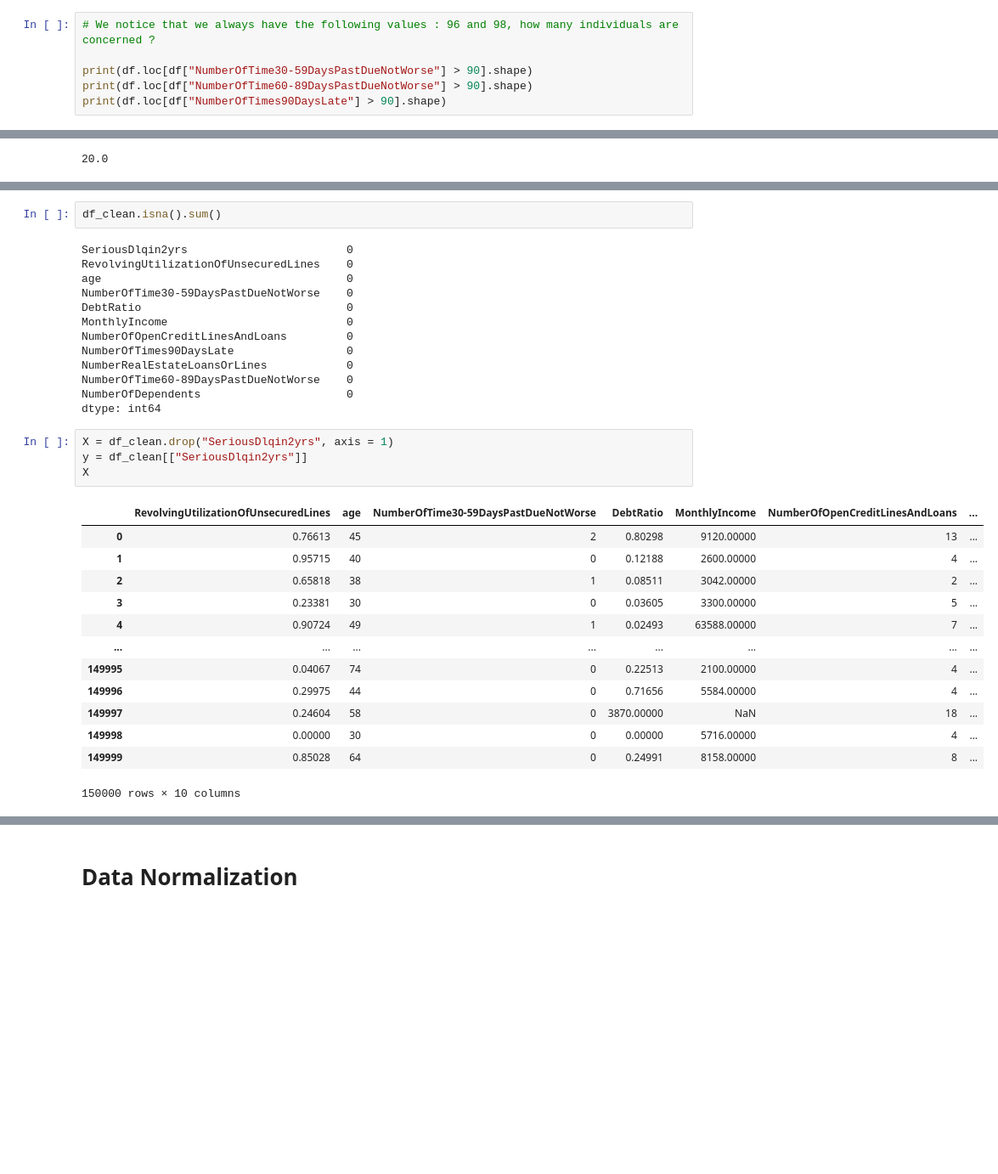
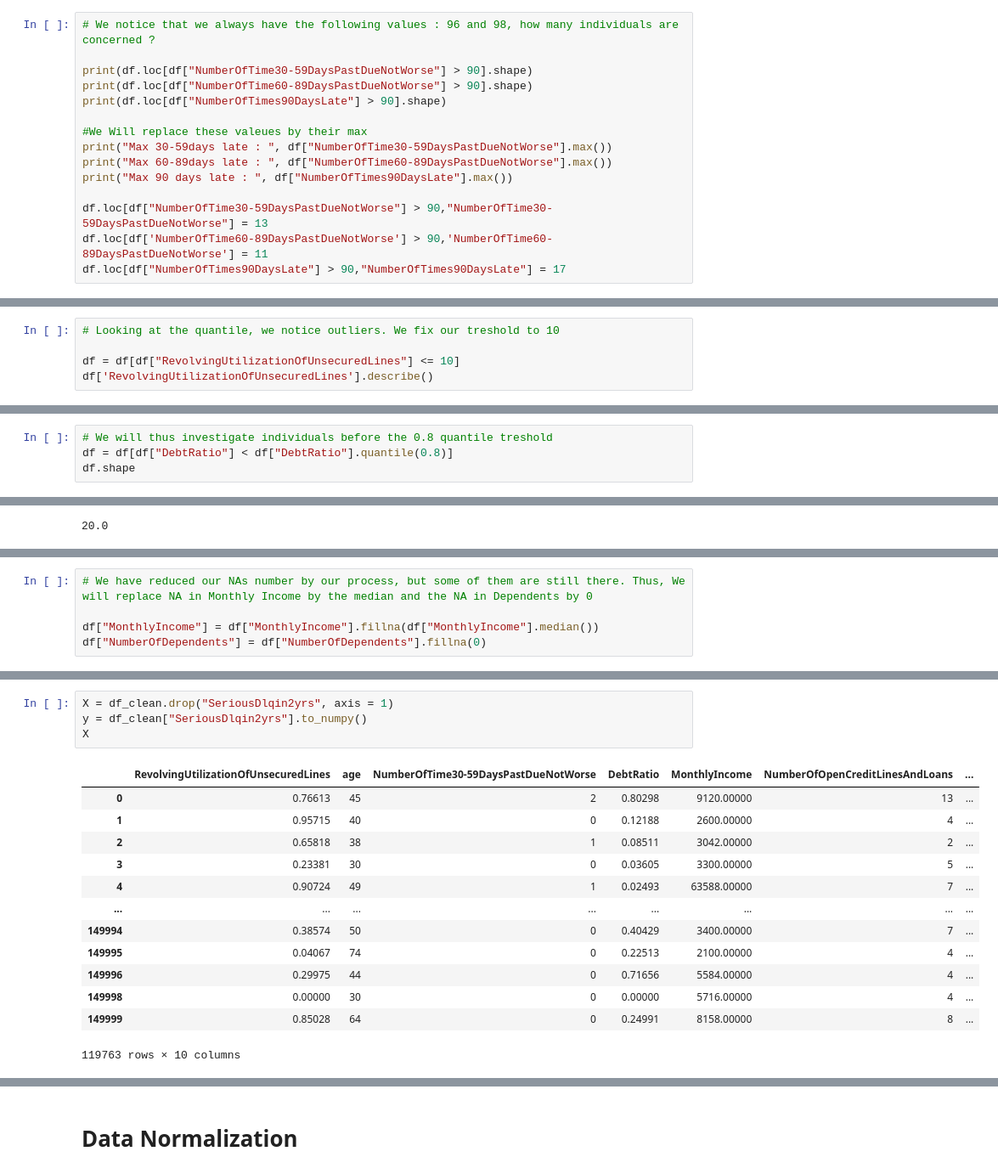
Before and after one commit to AlexisReve/Credit_Risk_ASSAS_2023, a Jupyter notebook: analysis_ML.ipynb, the cells around one changed output, grey strips where cells are left out. Shown at 85% size. Cells and saved outputs as stored; diff of their text form; blank space fills up the shorter version.

```diff
--- a/analysis_ML.ipynb
+++ b/analysis_ML.ipynb
@@ -133,6 +115,15 @@ values for range 90 days :  [ 0  1  3  2  5  4 98 10  9  6  7  8 15 96 11 13 14
 print(df.loc[df["NumberOfTime30-59DaysPastDueNotWorse"] > 90].shape)
 print(df.loc[df["NumberOfTime60-89DaysPastDueNotWorse"] > 90].shape)
 print(df.loc[df["NumberOfTimes90DaysLate"] > 90].shape)
+
+#We Will replace these valeues by their max
+print("Max 30-59days late : ", df["NumberOfTime30-59DaysPastDueNotWorse"].max())
+print("Max 60-89days late : ", df["NumberOfTime60-89DaysPastDueNotWorse"].max())
+print("Max 90 days late : ", df["NumberOfTimes90DaysLate"].max())
+
+df.loc[df["NumberOfTime30-59DaysPastDueNotWorse"] > 90,"NumberOfTime30-59DaysPastDueNotWorse"] = 13
+df.loc[df['NumberOfTime60-89DaysPastDueNotWorse'] > 90,'NumberOfTime60-89DaysPastDueNotWorse'] = 11
+df.loc[df["NumberOfTimes90DaysLate"] > 90,"NumberOfTimes90DaysLate"] = 17
 # %% [output]
 (269, 11)
 (269, 11)
@@ -139,0 +149,5 @@ print(df.loc[df["NumberOfTimes90DaysLate"] > 90].shape)
+# %%
+# Looking at the quantile, we notice outliers. We fix our treshold to 10
+
+df = df[df["RevolvingUtilizationOfUnsecuredLines"] <= 10]
+df['RevolvingUtilizationOfUnsecuredLines'].describe()
@@ -139,0 +188,4 @@ print(df.loc[df["NumberOfTimes90DaysLate"] > 90].shape)
+# %%
+# We will thus investigate individuals before the 0.8 quantile treshold
+df = df[df["DebtRatio"] < df["DebtRatio"].quantile(0.8)]
+df.shape
@@ -341,0 +344,5 @@ dtype: int64
+# %%
+# We have reduced our NAs number by our process, but some of them are still there. Thus, We will replace NA in Monthly Income by the median and the NA in Dependents by 0
+
+df["MonthlyIncome"] = df["MonthlyIncome"].fillna(df["MonthlyIncome"].median())
+df["NumberOfDependents"] = df["NumberOfDependents"].fillna(0)
@@ -360,33 +373,18 @@ Dimension :  (150000, 11)
-# %%
-df_clean.isna().sum()
-# %% [output]
-SeriousDlqin2yrs                        0
-RevolvingUtilizationOfUnsecuredLines    0
-age                                     0
-NumberOfTime30-59DaysPastDueNotWorse    0
-DebtRatio                               0
-MonthlyIncome                           0
-NumberOfOpenCreditLinesAndLoans         0
-NumberOfTimes90DaysLate                 0
-NumberRealEstateLoansOrLines            0
-NumberOfTime60-89DaysPastDueNotWorse    0
-NumberOfDependents                      0
-dtype: int64
 # %%
 X = df_clean.drop("SeriousDlqin2yrs", axis = 1)
-y = df_clean[["SeriousDlqin2yrs"]]
+y = df_clean["SeriousDlqin2yrs"].to_numpy()
 X
 # %% [output]
 |  | RevolvingUtilizationOfUnsecuredLines | age | NumberOfTime30-59DaysPastDueNotWorse | DebtRatio | MonthlyIncome | NumberOfOpenCreditLinesAndLoans | ... |
 | 0 | 0.76613 | 45 | 2 | 0.80298 | 9120.00000 | 13 | ... |
 | 1 | 0.95715 | 40 | 0 | 0.12188 | 2600.00000 | 4 | ... |
 | 2 | 0.65818 | 38 | 1 | 0.08511 | 3042.00000 | 2 | ... |
 | 3 | 0.23381 | 30 | 0 | 0.03605 | 3300.00000 | 5 | ... |
 | 4 | 0.90724 | 49 | 1 | 0.02493 | 63588.00000 | 7 | ... |
 | ... | ... | ... | ... | ... | ... | ... | ... |
+| 149994 | 0.38574 | 50 | 0 | 0.40429 | 3400.00000 | 7 | ... |
 | 149995 | 0.04067 | 74 | 0 | 0.22513 | 2100.00000 | 4 | ... |
 | 149996 | 0.29975 | 44 | 0 | 0.71656 | 5584.00000 | 4 | ... |
-| 149997 | 0.24604 | 58 | 0 | 3870.00000 | NaN | 18 | ... |
 | 149998 | 0.00000 | 30 | 0 | 0.00000 | 5716.00000 | 4 | ... |
 | 149999 | 0.85028 | 64 | 0 | 0.24991 | 8158.00000 | 8 | ... |
-150000 rows × 10 columns
+119763 rows × 10 columns
```
Also changed, not shown: parts of 47 cells of this notebook.
